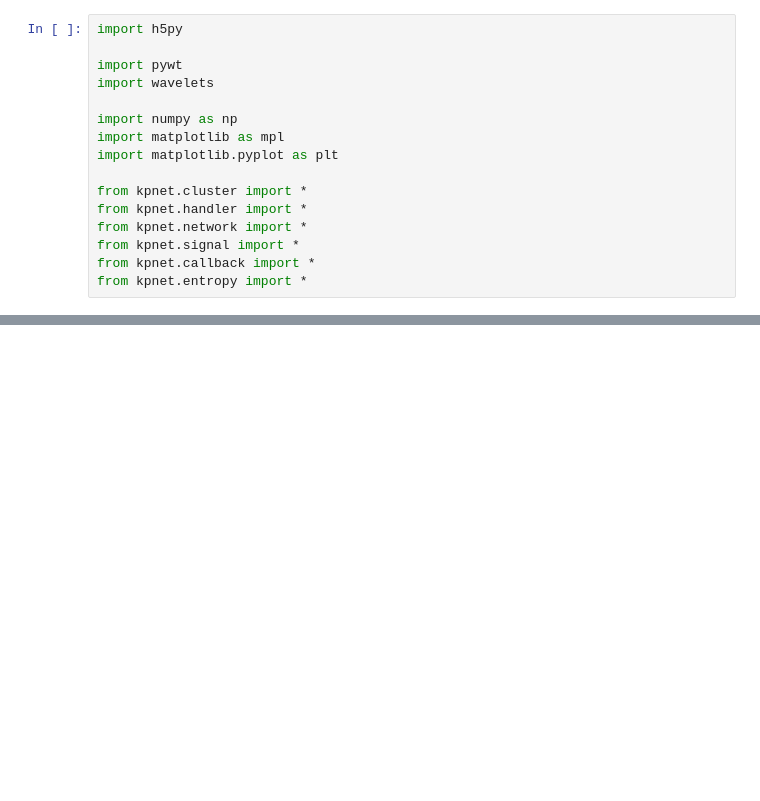
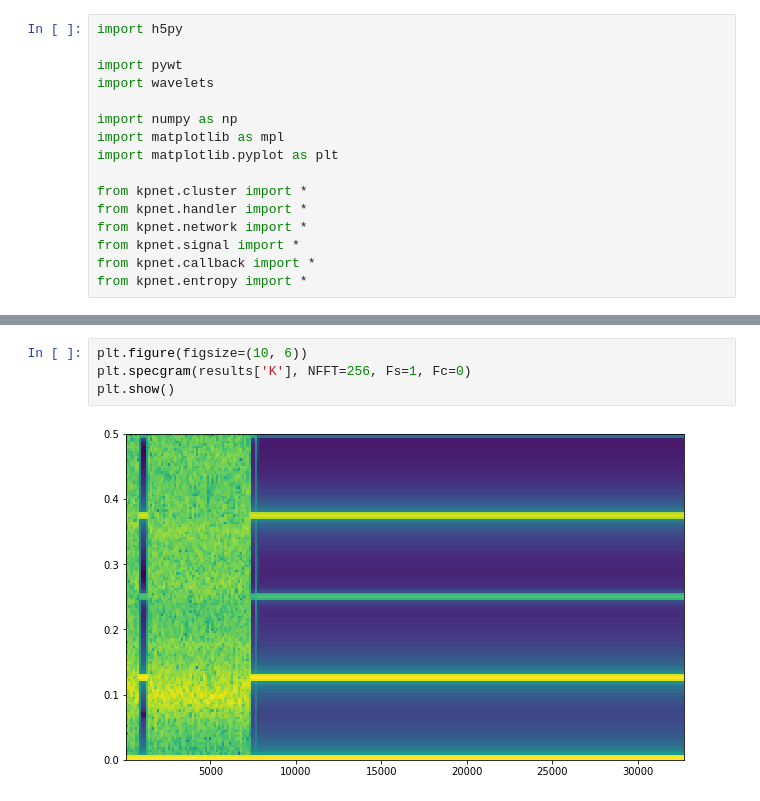
Before and after one commit to dkaravaev/neurodyn, a Jupyter notebook: PlotRegime.ipynb, the cells around one changed output, grey strips where cells are left out. Drawn from its saved outputs; the diff is of its cells as text; blank space fills up the shorter version.

```diff
--- a/PlotRegime.ipynb
+++ b/PlotRegime.ipynb
@@ -39,0 +62,6 @@ plt.show()
+# %%
+plt.figure(figsize=(10, 6))
+plt.specgram(results['K'], NFFT=256, Fs=1, Fc=0)
+plt.show()
+# %% [output]
+[figure, added]
```
Also changed, not shown: parts of 7 cells of this notebook, 1 other file.
